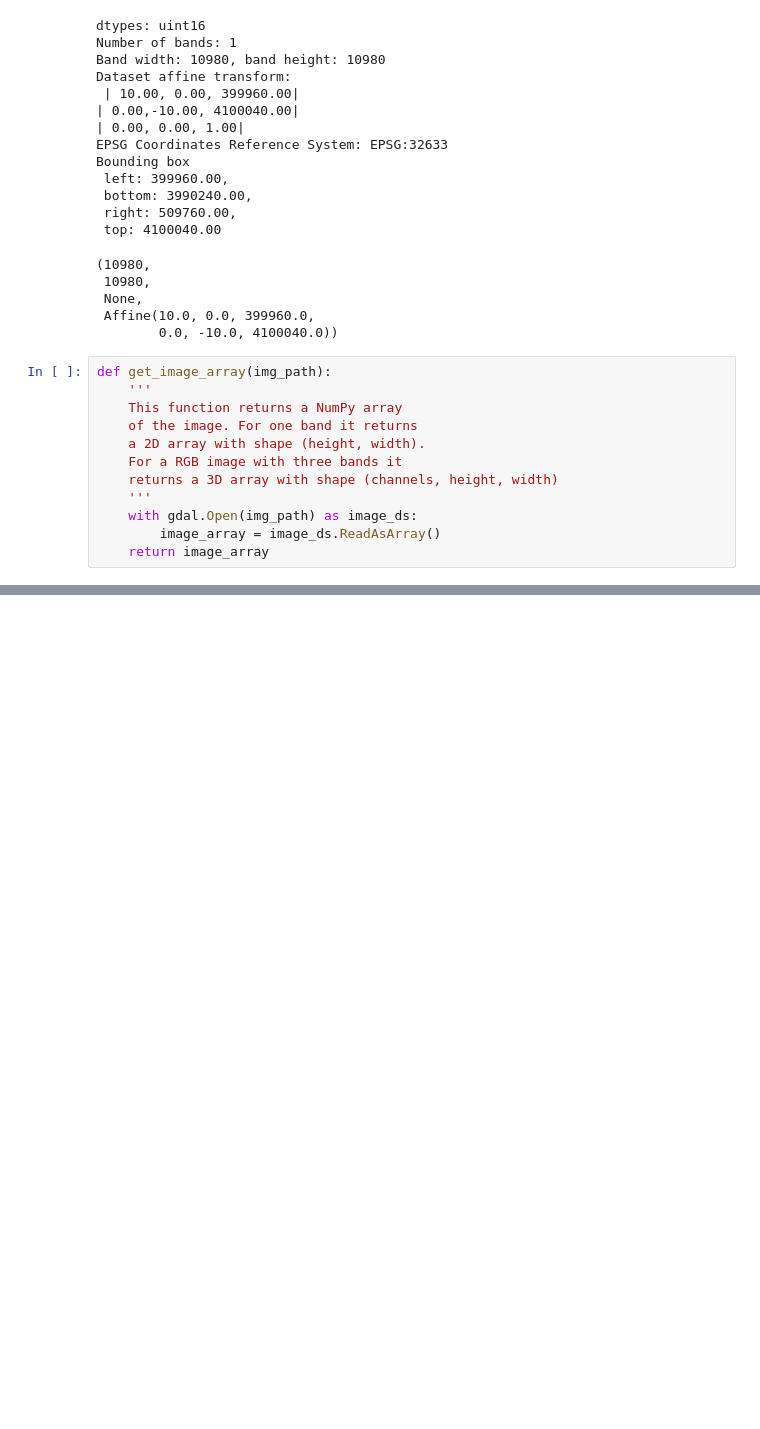
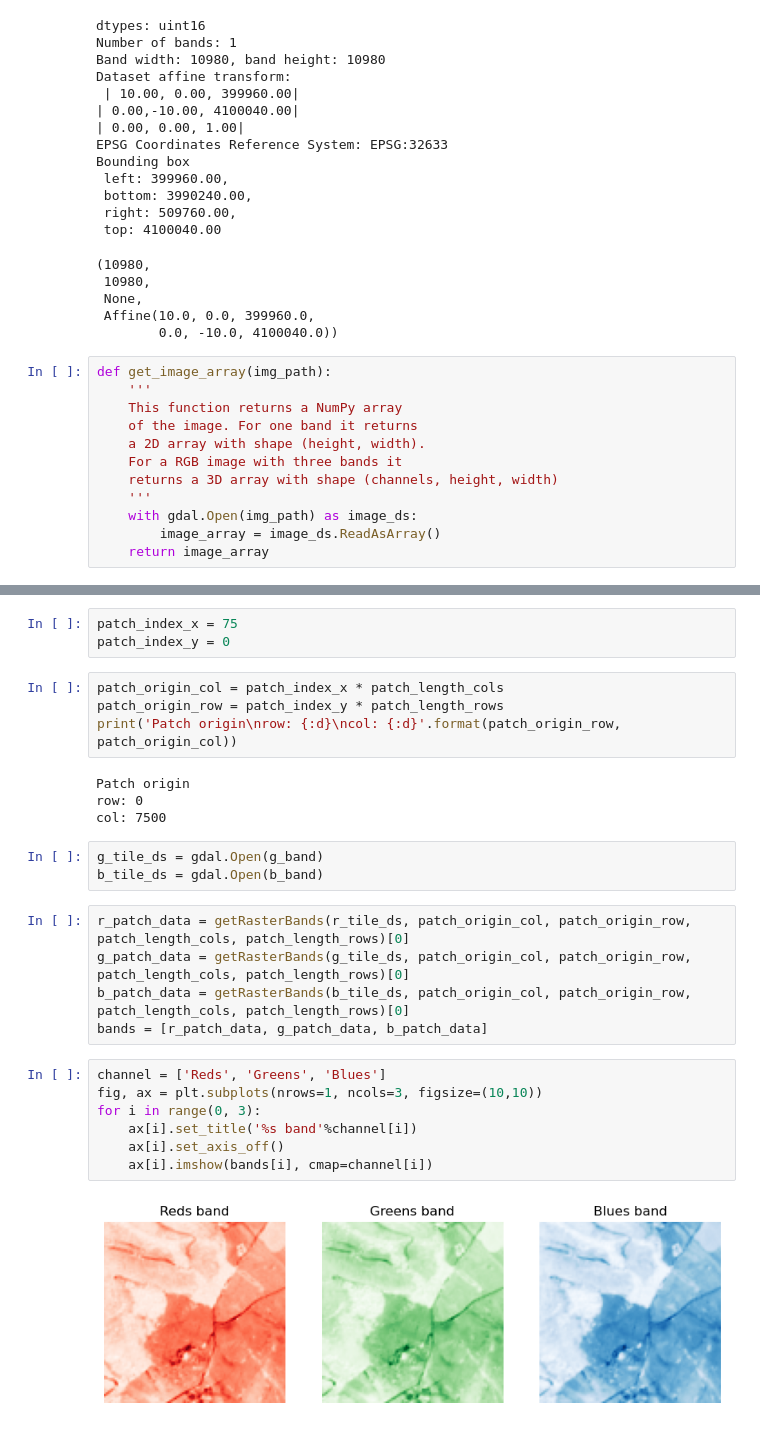
Before and after one commit to luigiselmi/copernicus_sentinel-2, a Jupyter notebook: sentinel2_dataset.ipynb, the cells around one changed output, grey strips where cells are left out. Drawn from its saved outputs; the diff is of its cells as text; blank space fills up the shorter version.

Commit message:
stacking rgb bands

```diff
--- a/sentinel2_dataset.ipynb
+++ b/sentinel2_dataset.ipynb
@@ -153,0 +202,28 @@ plt.imshow(b2_band_array, cmap='gray')
+# %%
+patch_index_x = 75
+patch_index_y = 0
+# %%
+patch_origin_col = patch_index_x * patch_length_cols
+patch_origin_row = patch_index_y * patch_length_rows
+print('Patch origin\nrow: {:d}\ncol: {:d}'.format(patch_origin_row, patch_origin_col))
+# %% [output]
+Patch origin
+row: 0
+col: 7500
+# %%
+g_tile_ds = gdal.Open(g_band)
+b_tile_ds = gdal.Open(b_band)
+# %%
+r_patch_data = getRasterBands(r_tile_ds, patch_origin_col, patch_origin_row, patch_length_cols, patch_length_rows)[0]
+g_patch_data = getRasterBands(g_tile_ds, patch_origin_col, patch_origin_row, patch_length_cols, patch_length_rows)[0]
+b_patch_data = getRasterBands(b_tile_ds, patch_origin_col, patch_origin_row, patch_length_cols, patch_length_rows)[0]
+bands = [r_patch_data, g_patch_data, b_patch_data]
+# %%
+channel = ['Reds', 'Greens', 'Blues']
+fig, ax = plt.subplots(nrows=1, ncols=3, figsize=(10,10))
+for i in range(0, 3):
+    ax[i].set_title('%s band'%channel[i])
+    ax[i].set_axis_off()
+    ax[i].imshow(bands[i], cmap=channel[i])
+# %% [output]
+[figure, added]
```
Also changed, not shown: parts of 21 cells of this notebook, 2 other files.
